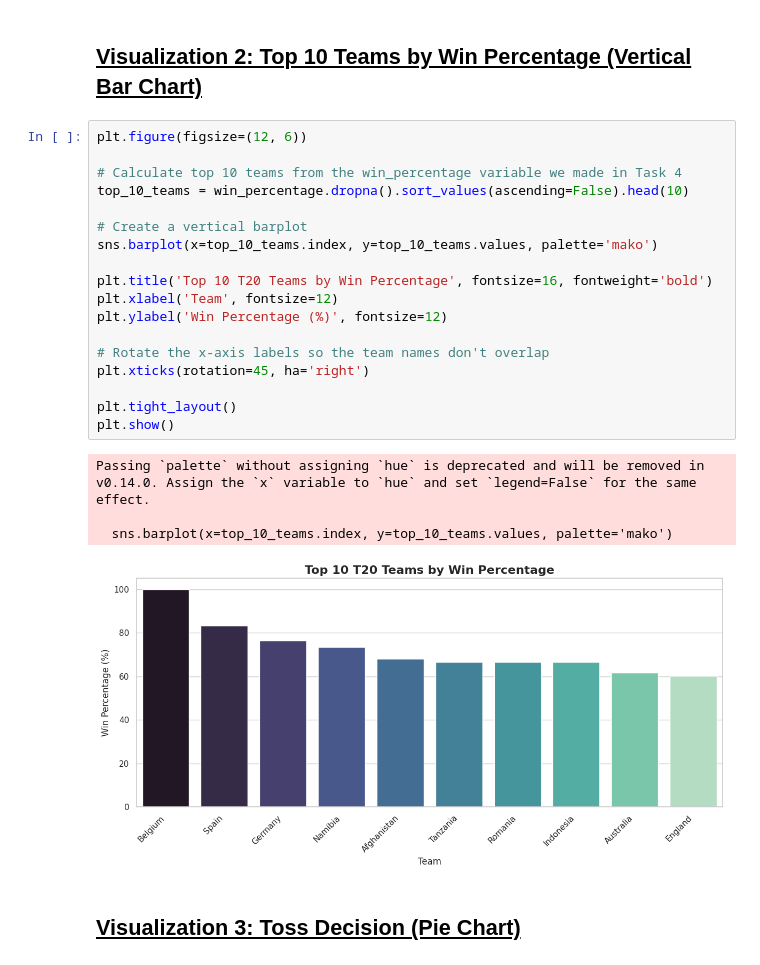
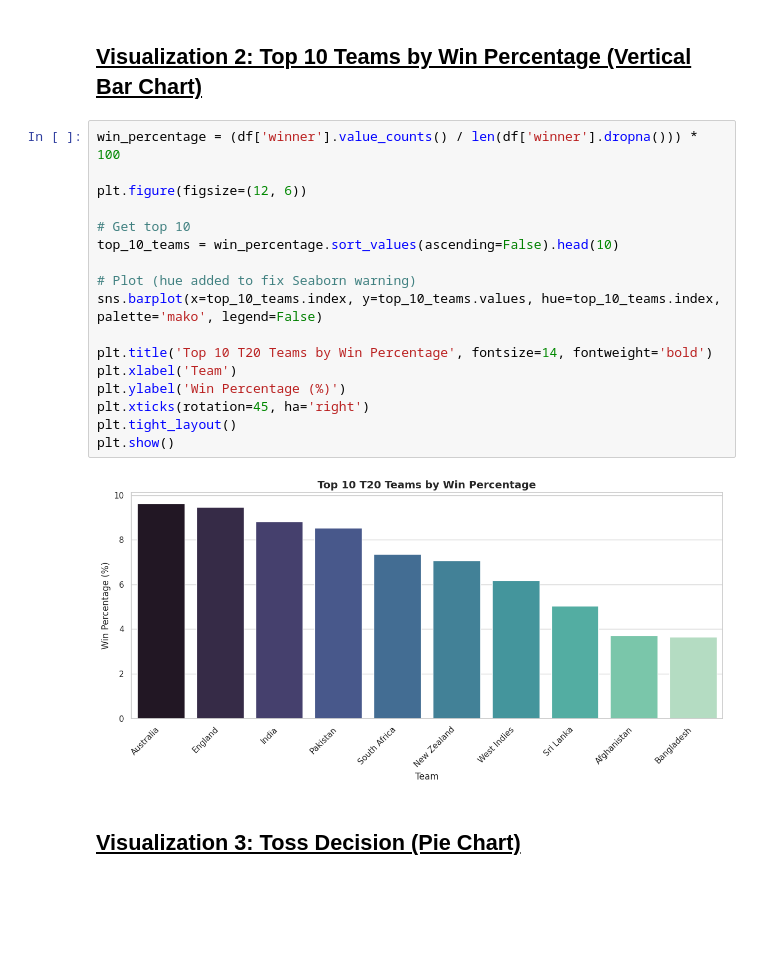
Before and after one commit to SurajChauhan4432/Data-Science-Assignment-1, a Jupyter notebook: International_T20_Data_Analysis.ipynb, the cells around one changed output. Cells and saved outputs as stored; diff of their text form; blank space fills up the shorter version.

```diff
--- a/International_T20_Data_Analysis.ipynb
+++ b/International_T20_Data_Analysis.ipynb
@@ -520,28 +515,24 @@ Passing `palette` without assigning `hue` is deprecated and will be removed in v
 # %% [markdown]
 ## <u><b>Visualization 2: Top 10 Teams by Win Percentage (Vertical Bar Chart)</b></u>
 # %%
+win_percentage = (df['winner'].value_counts() / len(df['winner'].dropna())) * 100
+
 plt.figure(figsize=(12, 6))
 
-# Calculate top 10 teams from the win_percentage variable we made in Task 4
-top_10_teams = win_percentage.dropna().sort_values(ascending=False).head(10)
+# Get top 10
+top_10_teams = win_percentage.sort_values(ascending=False).head(10)
 
-# Create a vertical barplot
-sns.barplot(x=top_10_teams.index, y=top_10_teams.values, palette='mako')
+# Plot (hue added to fix Seaborn warning)
+sns.barplot(x=top_10_teams.index, y=top_10_teams.values, hue=top_10_teams.index, palette='mako', legend=False)
 
-plt.title('Top 10 T20 Teams by Win Percentage', fontsize=16, fontweight='bold')
-plt.xlabel('Team', fontsize=12)
-plt.ylabel('Win Percentage (%)', fontsize=12)
-
-# Rotate the x-axis labels so the team names don't overlap
+plt.title('Top 10 T20 Teams by Win Percentage', fontsize=14, fontweight='bold')
+plt.xlabel('Team')
+plt.ylabel('Win Percentage (%)')
 plt.xticks(rotation=45, ha='right')
-
 plt.tight_layout()
 plt.show()
 # %% [output]
-Passing `palette` without assigning `hue` is deprecated and will be removed in v0.14.0. Assign the `x` variable to `hue` and set `legend=False` for the same effect.
-
-  sns.barplot(x=top_10_teams.index, y=top_10_teams.values, palette='mako')
-[figure, old version]
+[figure, new version]
 # %% [markdown]
 ## <u><b>Visualization 3: Toss Decision (Pie Chart)</b></u>
 # %%
```
Also changed, not shown: parts of 1 cell of this notebook.
